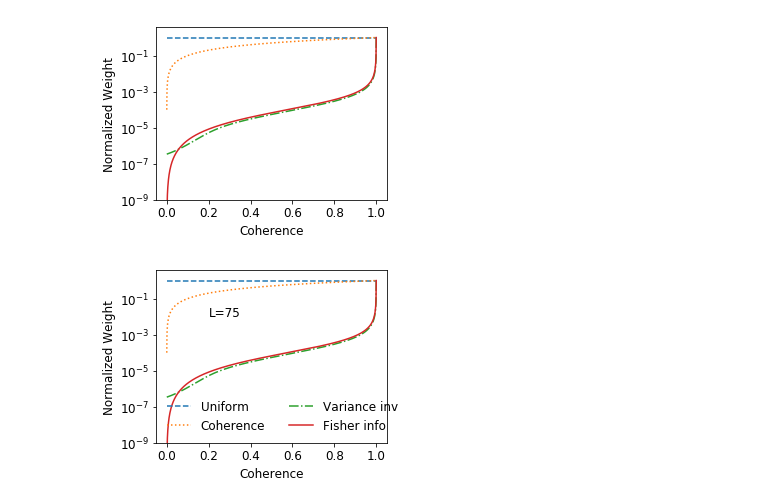
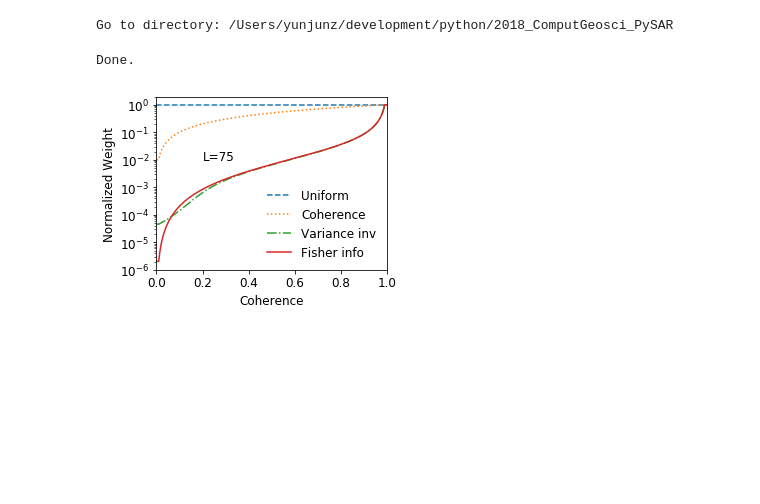
Before and after one commit to geodesymiami/Yunjun_et_al-2019-MintPy, a Jupyter notebook: networkInv_weight_function.ipynb, the cells around one changed output. Drawn from its saved outputs; the diff is of its cells as text; code cells hidden in the pictures; blank space fills up the shorter version.

```diff
--- a/networkInv_weight_function.ipynb
+++ b/networkInv_weight_function.ipynb
@@ -8,17 +8,27 @@ fig_dpi = 600
 #Google Doc support .jpg, .png and .gif only
 fig_ext = '.jpg'
 
+import os
 import numpy as np
 import matplotlib.pyplot as plt
 import matplotlib.lines as mlines
 
 from pysar.utils import ptime, readfile, writefile
 from pysar import ifgram_inversion as pinv, view as pp
+
+
+work_dir = '/Users/yunjunz/development/python/2018_ComputGeosci_PySAR'
+os.chdir(work_dir)
+print('Go to directory: '+work_dir)
+# %% [output]
+Go to directory: /Users/yunjunz/development/python/2018_ComputGeosci_PySAR
 # %%
 ### Calculate Coherence and Weights
-epsilon = 1e-4
-
-c = np.linspace(epsilon, 1.0-epsilon, 1000)
+epsilon = 1e-2
+c0 = np.linspace(0., 1.0, 1000)
+c = np.array(c0)
+c[c < epsilon] = epsilon
+c[c > 1.-epsilon] = 1-epsilon
 
 ## 1. Uniform weight - Berardino et al., 2002, IEEE-TGRS
 w_uniform = np.linspace(1., 1.,len(c))
@@ -37,33 +47,36 @@ w_var /= np.max(w_var)
 ## 4. Fisher info matrix
 w_fim = pinv.coherence2fisher_info_index(c, L)
 w_fim /= np.max(w_fim)
+print('Done.')
+# %% [output]
+Done.
 # %%
 ## Weighting functions
 fig = plt.figure(figsize=[4, 3])
 ax = fig.add_axes([0.1,0.1,0.8,0.8])
 
-ax.plot(c, w_uniform, '--', label='Uniform')
-ax.plot(c, w_coh, ':', label='Coherence')
-ax.plot(c, w_var, '-.', label='Variance inv')
-ax.plot(c, w_fim,'-', label='Fisher info')
+ax.plot(c0, w_uniform, ':', label='Uniform')
+ax.plot(c0, w_coh, '--', label='Coherence')
+ax.plot(c0, w_var, '-.', label='Variance inv')
+ax.plot(c0, w_fim,'-', label='Fisher info')
 
-ax.set_yscale('log');   ax.set_ylim(ymin=1e-9)
+ax.set_yscale('log');   ax.set_ylim(ymin=1e-6)
 #ax.set_xscale('log')
 ax.tick_params(labelsize=font_size)
 ax.set_xlabel('Coherence', fontsize=font_size)
 ax.set_ylabel('Normalized Weight', fontSize=font_size)
 
 plt.legend(fontsize=font_size, frameon=False, ncol=1)
 ax.text( 0.20, 1.0e-2, 'L=%s'%(L), fontsize=font_size)
+ax.set_xlim([0., 1.])
 
 #plt.legend(loc=(0.02,0.08), fontsize=font_size)
 #ax.text( 0.60, 1.0e-1, 'Uniform', color=pp.mplColors[0], fontsize=font_size)
 #ax.text( 0.20, 1.5e-3, 'Coherence', color=pp.mplColors[1], fontsize=font_size)
 #ax.text( 0.20, 0.5e-6, , color=pp.mplColors[2], fontsize=font_size)
 #ax.text( 0.20, 1.0e-8, , color=pp.mplColors[3], fontsize=font_size)
 
 plt.savefig('./PIC/weight_function'+fig_ext, bbox_inches='tight', dpi=fig_dpi)
 plt.show()
 # %% [output]
-[figure, old version]
+[figure, new version]
-[figure, removed]
```
Also changed, not shown: 8 other files.
